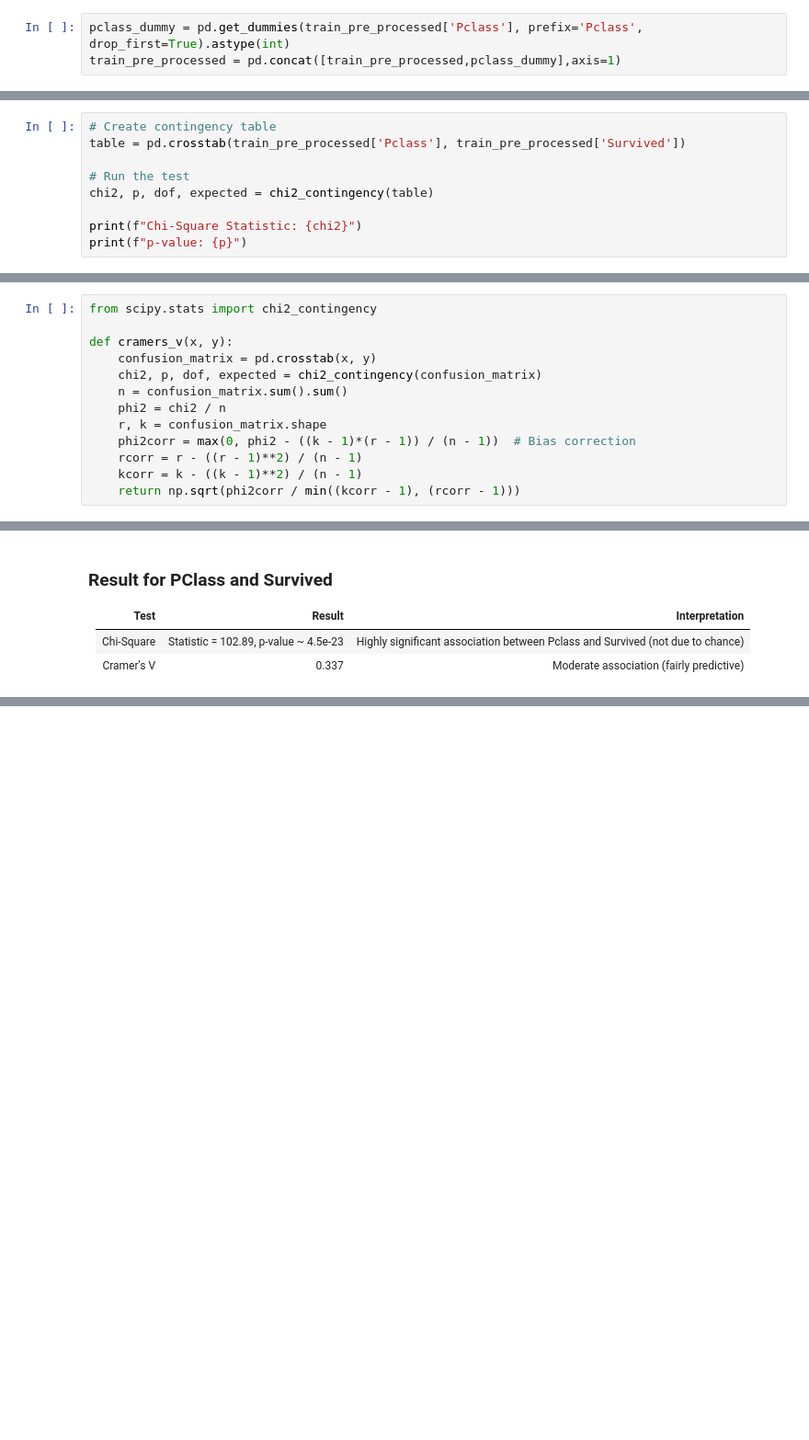
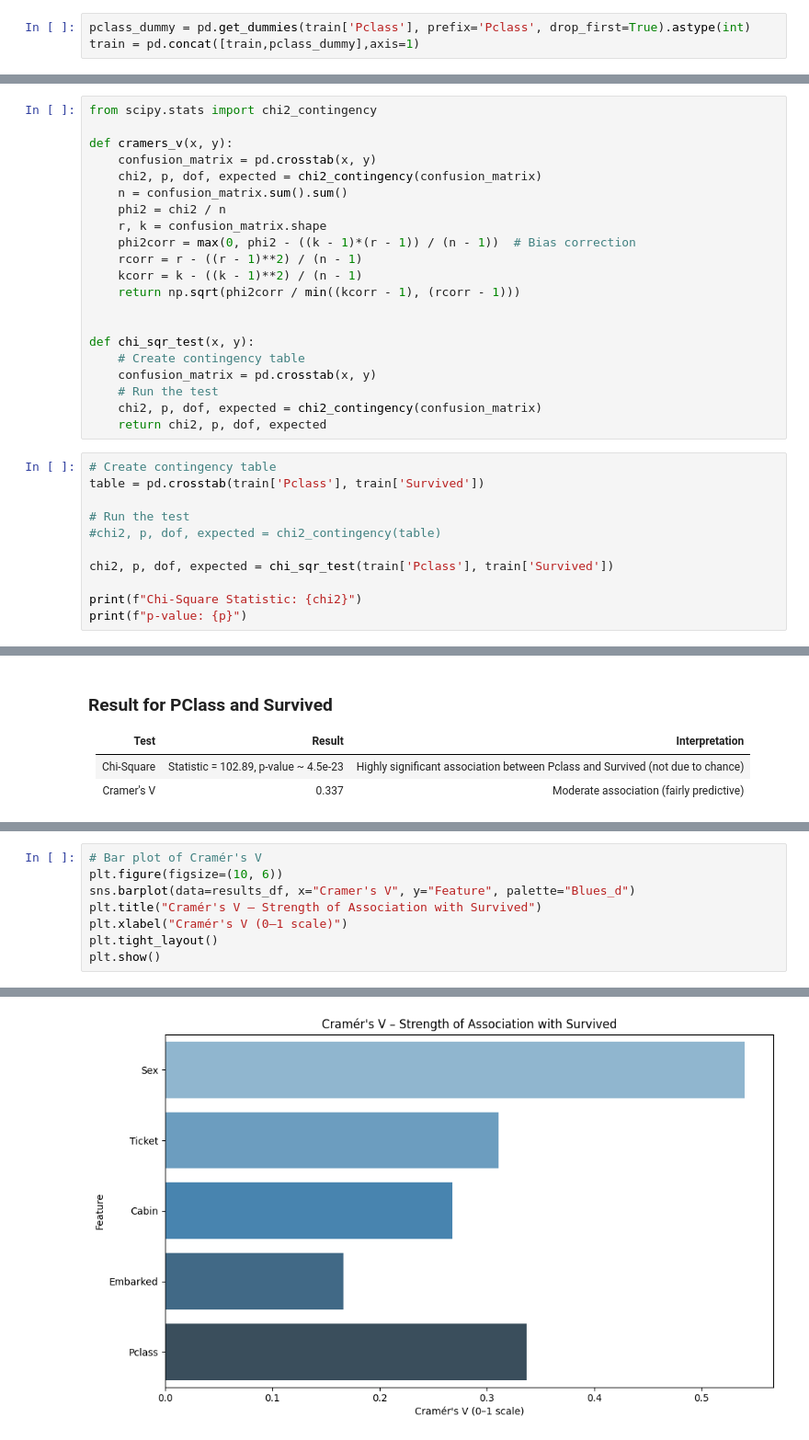
Before and after one commit to evan-gloria/titanic-survival-prediction, a Jupyter notebook: notebooks/Titanic_EDA.ipynb, the cells around one changed output, grey strips where cells are left out. Shown at 92% size. Drawn from its saved outputs; the diff is of its cells as text; blank space fills up the shorter version.

```diff
--- a/notebooks/Titanic_EDA.ipynb
+++ b/notebooks/Titanic_EDA.ipynb
@@ -137,6 +134,6 @@ Passing `palette` without assigning `hue` is deprecated and will be removed in v
 # %% [markdown]
 Since the PClass are categorical and only represented as a numeric, we will be applying Dummy Encoding.
 # %%
-pclass_dummy = pd.get_dummies(train_pre_processed['Pclass'], prefix='Pclass', drop_first=True).astype(int)
-train_pre_processed = pd.concat([train_pre_processed,pclass_dummy],axis=1)
+pclass_dummy = pd.get_dummies(train['Pclass'], prefix='Pclass', drop_first=True).astype(int)
+train = pd.concat([train,pclass_dummy],axis=1)
 # %%
@@ -198,12 +217,3 @@ To measure how strong that relationship is
 | 0.40 -> 0.60 | Strong |
 | 0.60 -> 0.80 | Very Strong |
 | 0.80 -> 1.00 | Near-perfect |
-# %%
-# Create contingency table
-table = pd.crosstab(train_pre_processed['Pclass'], train_pre_processed['Survived'])
-
-# Run the test
-chi2, p, dof, expected = chi2_contingency(table)
-
-print(f"Chi-Square Statistic: {chi2}")
-print(f"p-value: {p}")
@@ -223,3 +230,22 @@ def cramers_v(x, y):
     rcorr = r - ((r - 1)**2) / (n - 1)
     kcorr = k - ((k - 1)**2) / (n - 1)
     return np.sqrt(phi2corr / min((kcorr - 1), (rcorr - 1)))
+
+
+def chi_sqr_test(x, y):
+    # Create contingency table
+    confusion_matrix = pd.crosstab(x, y)
+    # Run the test
+    chi2, p, dof, expected = chi2_contingency(confusion_matrix)
+    return chi2, p, dof, expected
+# %%
+# Create contingency table
+table = pd.crosstab(train['Pclass'], train['Survived'])
+
+# Run the test
+#chi2, p, dof, expected = chi2_contingency(table)
+
+chi2, p, dof, expected = chi_sqr_test(train['Pclass'], train['Survived'])
+
+print(f"Chi-Square Statistic: {chi2}")
+print(f"p-value: {p}")
@@ -244,0 +353,9 @@ print(list(set(train_pre_processed.columns.tolist()) - set(categorical_columns))
+# %%
+# Bar plot of Cramér's V
+plt.figure(figsize=(10, 6))
+sns.barplot(data=results_df, x="Cramer's V", y="Feature", palette="Blues_d")
+plt.title("Cramér's V – Strength of Association with Survived")
+plt.xlabel("Cramér's V (0–1 scale)")
+plt.tight_layout()
+plt.show()
+# %% [output]
@@ -244,0 +365 @@ print(list(set(train_pre_processed.columns.tolist()) - set(categorical_columns))
+[figure, added]
```
Also changed, not shown: parts of 38 cells of this notebook.
